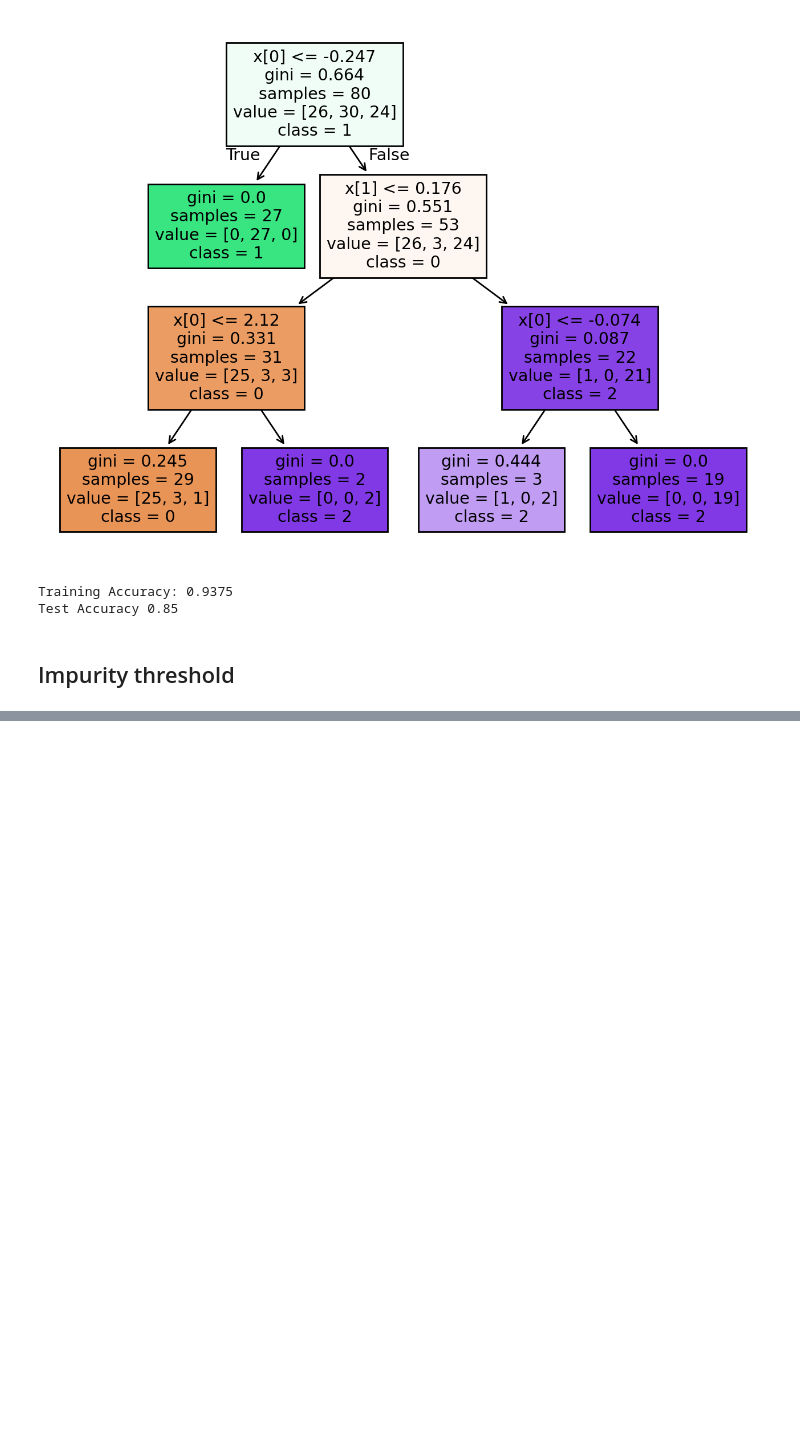
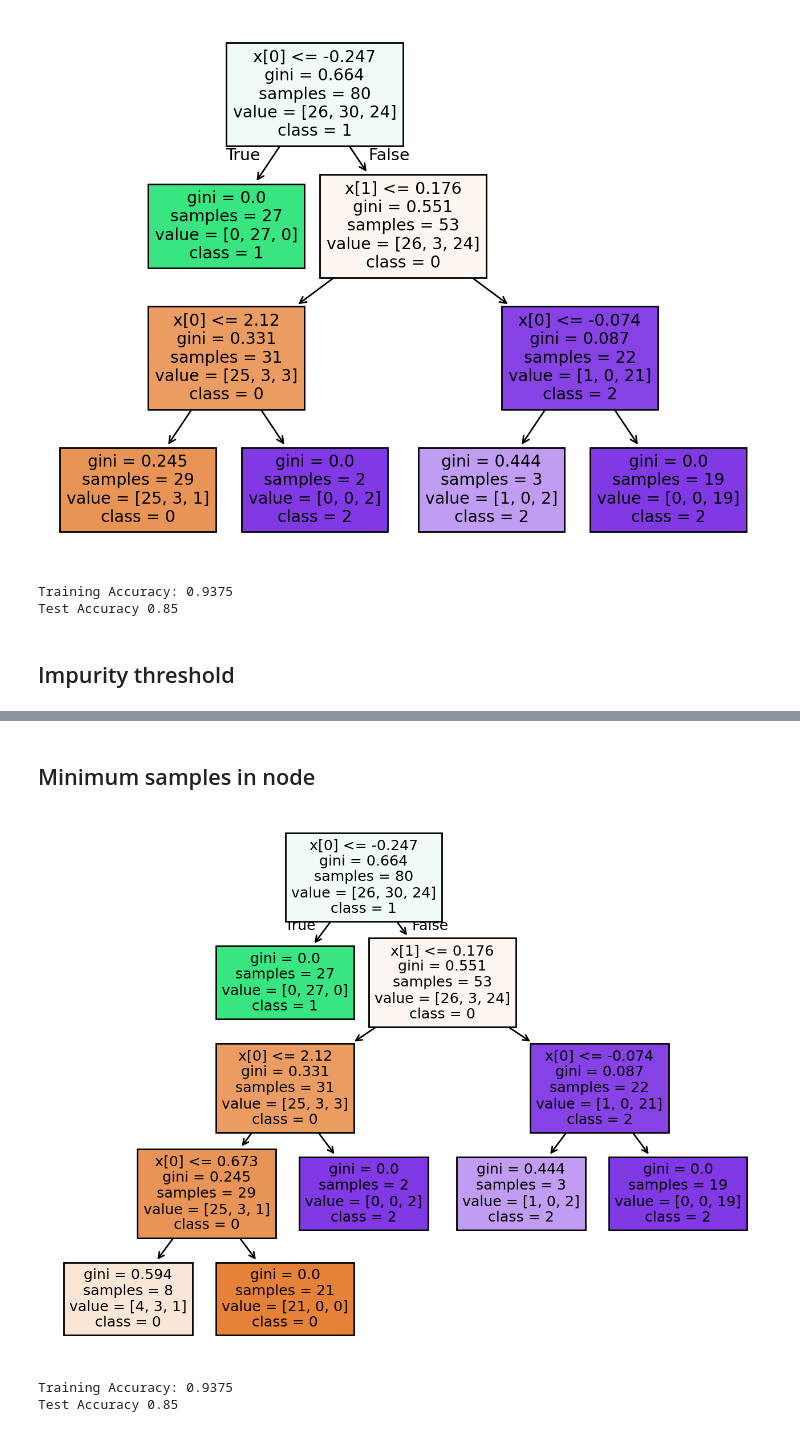
Before and after one commit to kar137/Machine-Learning-Portfolio, a Jupyter notebook: notebooks/Beyond-Linear-Models/Decision-trees-&-KNN/regularization-decision-trees.ipynb, the cells around one changed output, grey strips where cells are left out. Cells and saved outputs as stored; diff of their text form; code cells hidden in the pictures; blank space fills up the shorter version.

Commit message:
Implement: minimum samples in node

```diff
--- a/notebooks/Beyond-Linear-Models/Decision-trees-&-KNN/regularization-decision-trees.ipynb
+++ b/notebooks/Beyond-Linear-Models/Decision-trees-&-KNN/regularization-decision-trees.ipynb
@@ -74,2 +74,21 @@ print("Test Accuracy",accuracy_score(y_test, clf3.predict(X_test)))
 Training Accuracy: 0.9125
 Test Accuracy 0.85
+# %% [markdown]
+## Minimum samples in node
+# %%
+clf4 = DecisionTreeClassifier(min_samples_split=10, random_state = 12)
+clf4.fit(X_train, y_train)
+
+fig, axes = plt.subplots(nrows=1, ncols=1, figsize=(8,6), dpi=200)
+plot_tree(clf4, feature_names=X_train.columns if hasattr(X_train, "columns") else None,
+          class_names=[str(cls) for cls in clf1.classes_],
+          filled=True)
+plt.show()
+
+from sklearn.metrics import accuracy_score
+print("Training Accuracy:", accuracy_score(y_train, clf4.predict(X_train)))
+print("Test Accuracy",accuracy_score(y_test, clf4.predict(X_test)))
+# %% [output]
+[figure, added]
+Training Accuracy: 0.9375
+Test Accuracy 0.85
```
Also changed, not shown: parts of 1 cell of this notebook.
